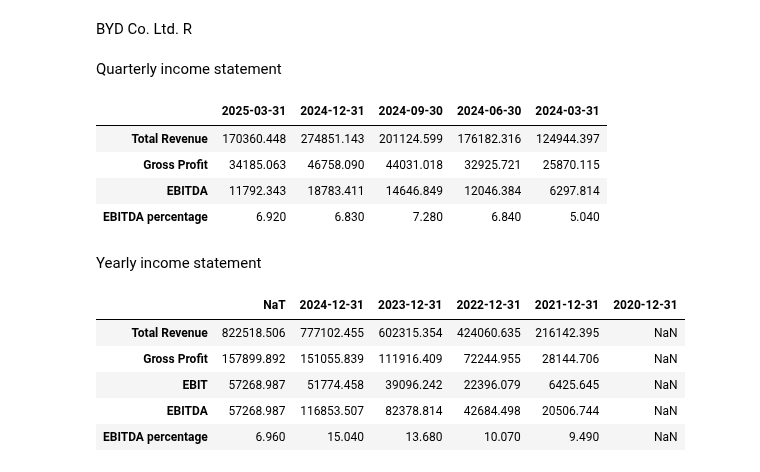
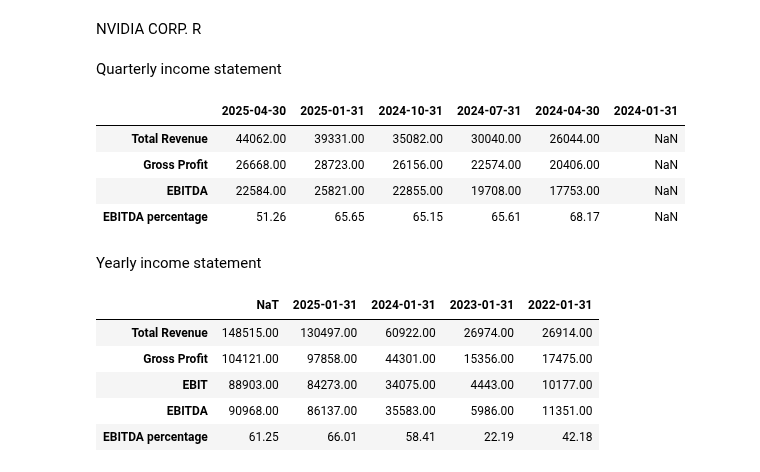
Before and after one commit to LamiVincent/BadgerBoard-Financials, a Jupyter notebook: Finance Data-v_1.0.1.ipynb, the cells around one changed output. Saved outputs shown, nothing was run; the diff lists cells and outputs as text; code cells hidden in the pictures.

```diff
--- a/Finance Data-v_1.0.1.ipynb
+++ b/Finance Data-v_1.0.1.ipynb
@@ -59,27 +54,27 @@ Other Table
 # %%
 multi_plot3(dfi = d_ib,dfh = d_h1y, title="Charts", account = account)
 # %%
-which=1
+which=2
 tick=account[which]
 dfv=yf.Ticker(tick).income_stmt/1000000
 quarterly_income_statement = yf.Ticker(tick).quarterly_income_stmt/1000000
 
 income_statement_overview(which, d_ib,dfv, quarterly_income_statement)
 # %% [output]
-BYD Co. Ltd. R
+NVIDIA CORP. R
 Quarterly income statement
-|  | 2025-03-31 | 2024-12-31 | 2024-09-30 | 2024-06-30 | 2024-03-31 |
-| Total Revenue | 170360.448 | 274851.143 | 201124.599 | 176182.316 | 124944.397 |
-| Gross Profit | 34185.063 | 46758.090 | 44031.018 | 32925.721 | 25870.115 |
-| EBITDA | 11792.343 | 18783.411 | 14646.849 | 12046.384 | 6297.814 |
-| EBITDA percentage | 6.920 | 6.830 | 7.280 | 6.840 | 5.040 |
+|  | 2025-04-30 | 2025-01-31 | 2024-10-31 | 2024-07-31 | 2024-04-30 | 2024-01-31 |
+| Total Revenue | 44062.00 | 39331.00 | 35082.00 | 30040.00 | 26044.00 | NaN |
+| Gross Profit | 26668.00 | 28723.00 | 26156.00 | 22574.00 | 20406.00 | NaN |
+| EBITDA | 22584.00 | 25821.00 | 22855.00 | 19708.00 | 17753.00 | NaN |
+| EBITDA percentage | 51.26 | 65.65 | 65.15 | 65.61 | 68.17 | NaN |
 Yearly income statement
-|  | NaT | 2024-12-31 | 2023-12-31 | 2022-12-31 | 2021-12-31 | 2020-12-31 |
-| Total Revenue | 822518.506 | 777102.455 | 602315.354 | 424060.635 | 216142.395 | NaN |
-| Gross Profit | 157899.892 | 151055.839 | 111916.409 | 72244.955 | 28144.706 | NaN |
-| EBIT | 57268.987 | 51774.458 | 39096.242 | 22396.079 | 6425.645 | NaN |
-| EBITDA | 57268.987 | 116853.507 | 82378.814 | 42684.498 | 20506.744 | NaN |
-| EBITDA percentage | 6.960 | 15.040 | 13.680 | 10.070 | 9.490 | NaN |
+|  | NaT | 2025-01-31 | 2024-01-31 | 2023-01-31 | 2022-01-31 |
+| Total Revenue | 148515.00 | 130497.00 | 60922.00 | 26974.00 | 26914.00 |
+| Gross Profit | 104121.00 | 97858.00 | 44301.00 | 15356.00 | 17475.00 |
+| EBIT | 88903.00 | 84273.00 | 34075.00 | 4443.00 | 10177.00 |
+| EBITDA | 90968.00 | 86137.00 | 35583.00 | 5986.00 | 11351.00 |
+| EBITDA percentage | 61.25 | 66.01 | 58.41 | 22.19 | 42.18 |
 # %%
 df_my_portfolio = get_my_portfolio(b[0])
 
```
Also changed, not shown: parts of 7 cells of this notebook, 1 other file.
